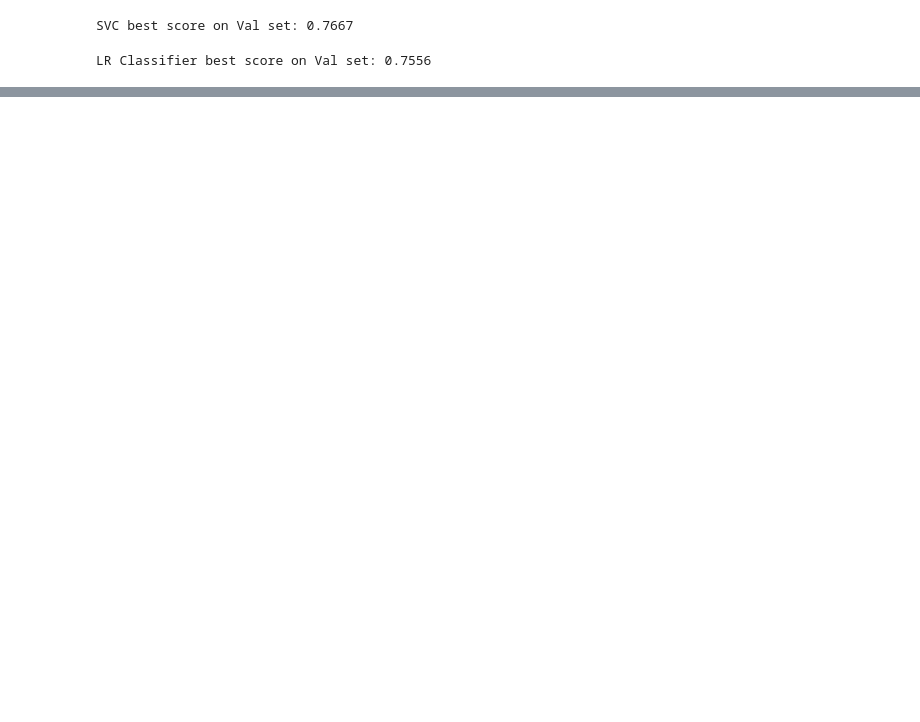
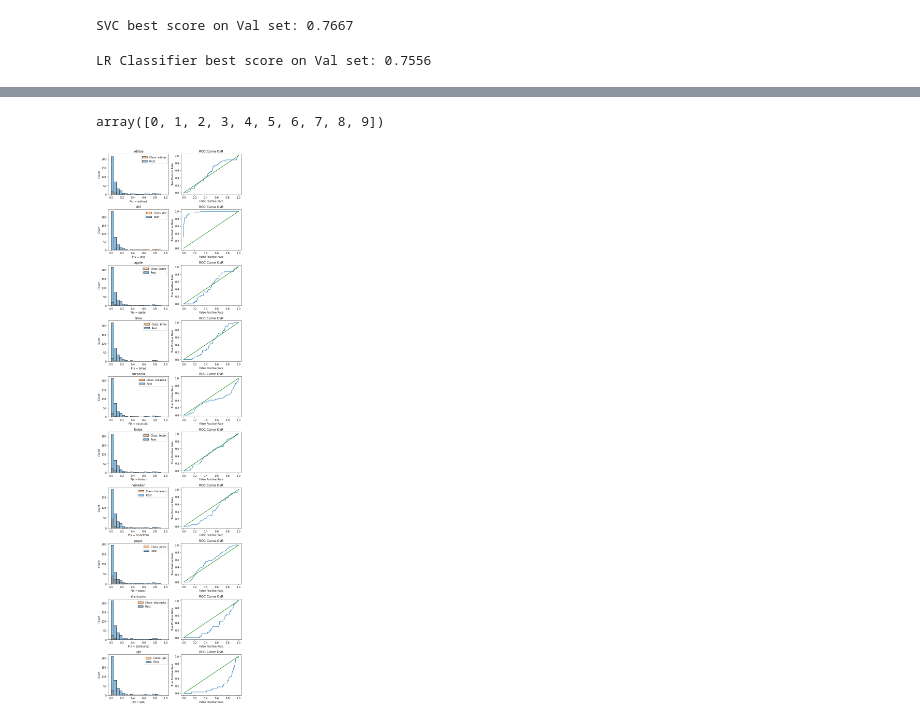
Before and after one commit to jcalz23/logo_detection_w281, a Jupyter notebook: SIFT_Histogram_Models_Full_and_BB.ipynb, the cells around one changed output, grey strips where cells are left out. Drawn from its saved outputs; the diff is of its cells as text; code cells hidden in the pictures; blank space fills up the shorter version.

Commit message:
aaded ROC curve

```diff
--- a/SIFT_Histogram_Models_Full_and_BB.ipynb
+++ b/SIFT_Histogram_Models_Full_and_BB.ipynb
@@ -56,10 +60,10 @@ bbox_dir = base_dir + "data/yolofinalset/obj_train_data/"
 os.chdir(base_dir)
 # %%
 # Load classes and input images from json files
-with open(base_dir+"classes.json") as infile:
+with open(base_dir + "/classes.json") as infile:
     classes = json.load(infile)
 
-with open(base_dir+"train_test_split_img.json") as infile:
+with open(base_dir + "/train_test_split_img.json") as infile:
     inp_imgs = json.load(infile)
 
 # Check keys of train_test_split_img.json
@@ -815,0 +823,11 @@ pkl_obj.close()
+# %%
+# Build ROC Curve
+y_pred_proba = logovr.predict_proba(xtest)[::,1]
+# %%
+xtest = (test_set[test_set['sift_hist'].apply(lambda x: type(x) is tuple)]['norm_hist'])
+ytest = (test_set[test_set['sift_hist'].apply(lambda x: type(x) is tuple)]['class_code'])
+# %%
+classes = logovr.classes_
+classes
+# %% [output]
+array([0, 1, 2, 3, 4, 5, 6, 7, 8, 9])
@@ -815,0 +905,34 @@ pkl_obj.close()
+# %%
+# Plots the Probability Distributions and the ROC Curves One vs Rest
+plt.figure(figsize = (8, 30))
+bins = [i/20 for i in range(20)] + [1]
+roc_ovr = {}
+
+for i in range(len(classes)):
+    # Gets the class
+    c = classes[i]
+
+    # Prepares a dataframe to help with the plots
+    plt_df = xtest.copy()
+    plt_df['class'] = [1 if y == c else 0 for y in ytest]
+    plt_df['prob'] = y_pred_proba
+
+    # Plots the probability distribution for the class and the rest
+    ax = plt.subplot(10, 2, 2*i+1)
+    sns.histplot(x = "prob", data = plt_df, hue = 'class', color = 'amber', alpha = 0.5, ax = ax, bins = bins)
+    ax.set_title(cls_summary_cn.code[cls_summary_cn.code == c].index.tolist()[0])
+    ax.legend([f"Class: {cls_summary_cn.code[cls_summary_cn.code == c].index.tolist()[0]}", "Rest"])
+    ax.set_xlabel(f"P(x = {cls_summary_cn.code[cls_summary_cn.code == c].index.tolist()[0]})")
+
+    # Calculates the ROC Coordinates and plots the ROC Curves
+    ax_bottom = plt.subplot(10, 2, 2*i+2)
+    tpr, fpr = get_all_roc_coordinates(plt_df['class'], plt_df['prob'])
+    plot_roc_curve(tpr, fpr, scatter = False, ax = ax_bottom)
+    ax_bottom.set_title("ROC Curve OvR")
+
+    # Calculates the ROC AUC OvR
+    roc_ovr[c] = roc_auc_score(plt_df['class'], plt_df['prob'])
+
+plt.tight_layout()
+# %% [output]
+[figure, added]
```
Also changed, not shown: parts of 24 cells of this notebook.
